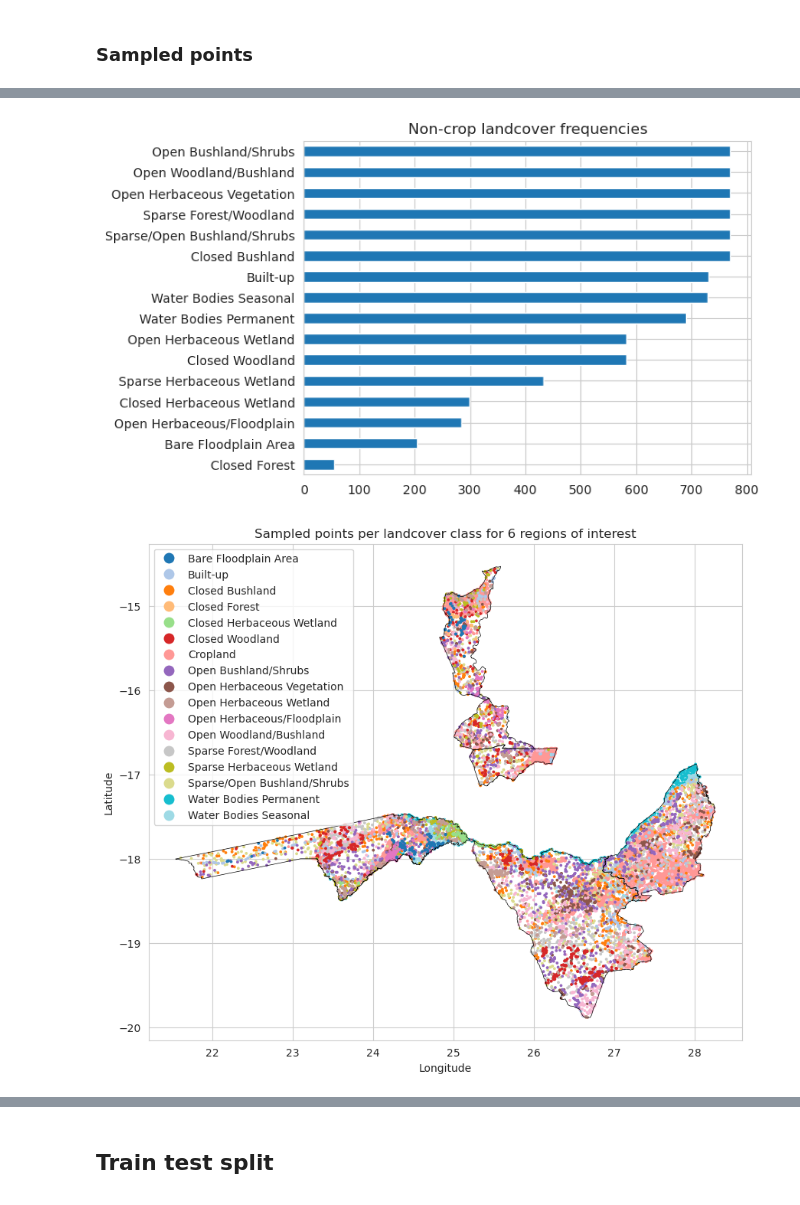
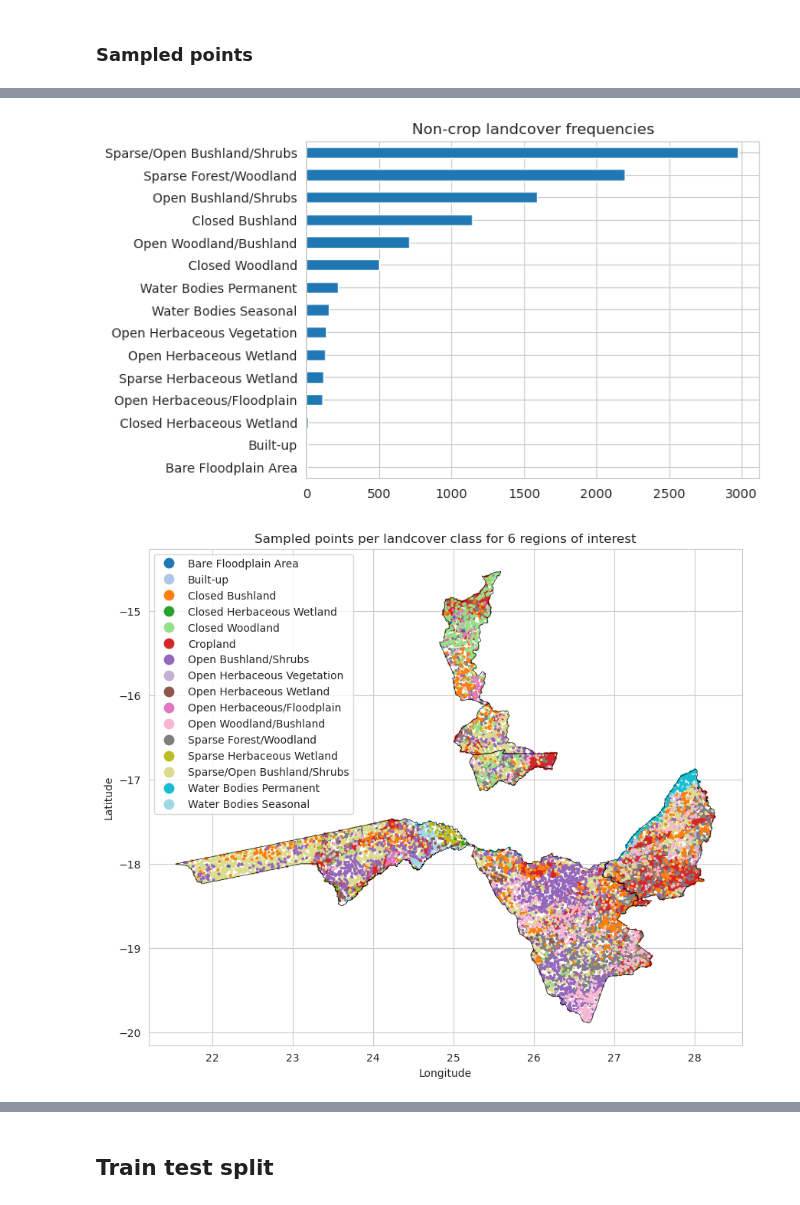
Before and after one commit to alexvmt/farm_plot_detection, a Jupyter notebook: sample_points_from_kaza_landcover_2020.ipynb, the cells around one changed output, grey strips where cells are left out. Saved outputs shown, nothing was run; the diff lists cells and outputs as text; code cells hidden in the pictures.

```diff
--- a/sample_points_from_kaza_landcover_2020.ipynb
+++ b/sample_points_from_kaza_landcover_2020.ipynb
@@ -63,10 +64,10 @@ n = 20000
 # select a sampling mode
 
 # sampled non-crop points will represent the underlying unbalanced non-crop landcover class distribution
-#sampling_mode = 'random'
+sampling_mode = 'random'
 
-# number of points sampled from non-crop landcover classes will be equal unless there are not enough or no points for a given non-crop landcover class
-sampling_mode = 'uniform'
+# number of points sampled from non-crop landcover classes will be equal for all non-crop landcover classes unless there are not enough or no points for a given non-crop landcover class
+#sampling_mode = 'uniform'
 # %% [markdown]
 ## Load and inspect KAZA Landcover 2020 raster
 # %%
@@ -659,18 +627,20 @@ Name: class, dtype: int64
 non_crop_landcover_frequencies.plot.barh(title='Non-crop landcover frequencies')
 plt.show()
 # %% [output]
-[figure, old version]
+[figure, new version]
+# %%
+regions_of_interest_outline = regions_of_interest[~regions_of_interest['region'].isin(['Hwange_West', 'Hwange_East'])].exterior.to_crs(epsg=4326)
 # %%
 fig, ax = plt.subplots(figsize=(10,10))
 
-regions_of_interest[~regions_of_interest['region'].isin(['Hwange_West', 'Hwange_East'])].exterior.to_crs(epsg=4326).plot(ax=ax, edgecolor='black', linewidth=0.5)
+regions_of_interest_outline.plot(ax=ax, edgecolor='black', linewidth=0.5)
 
 sampled_points_per_region.plot(ax=ax, column='class', markersize=3, categorical=True, legend=True, label='class', cmap='tab20')
 
 plt.xlabel('Longitude')
 plt.ylabel('Latitude')
 plt.title('Sampled points per landcover class for 6 regions of interest')
 
 plt.show()
 # %% [output]
-[figure, old version]
+[figure, new version]
```
Also changed, not shown: parts of 18 cells of this notebook.
